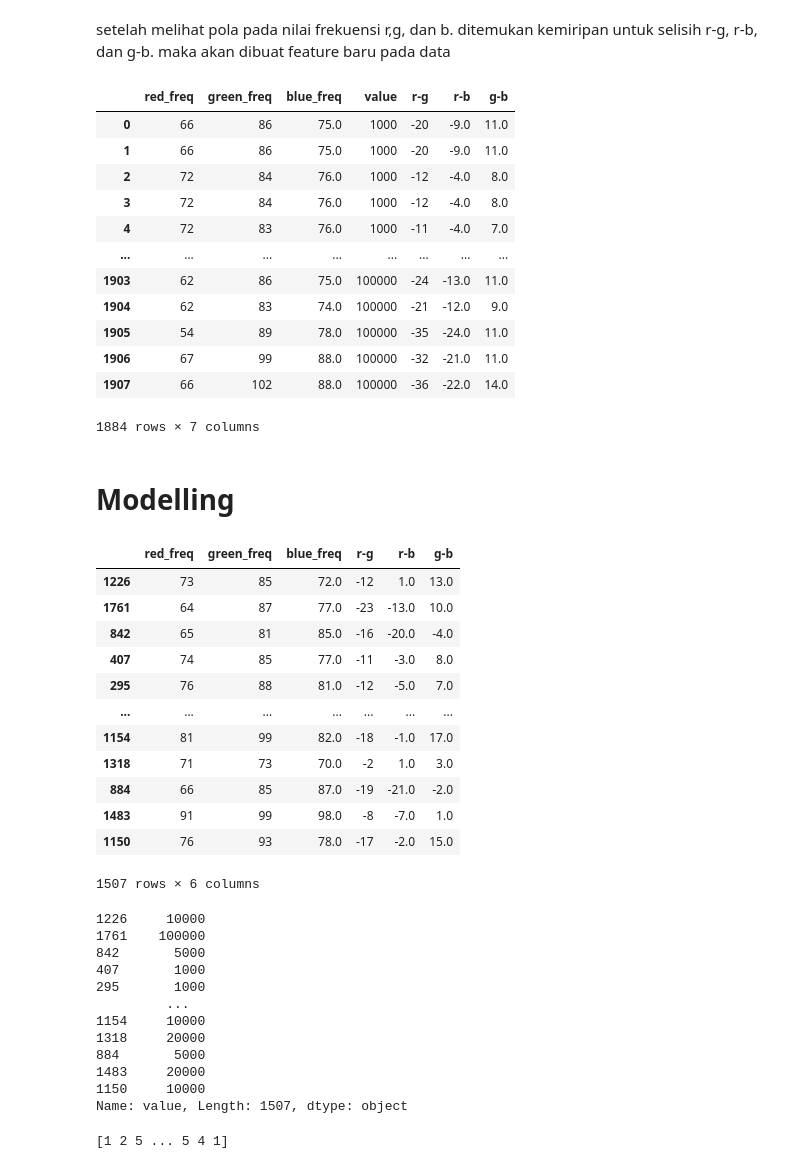
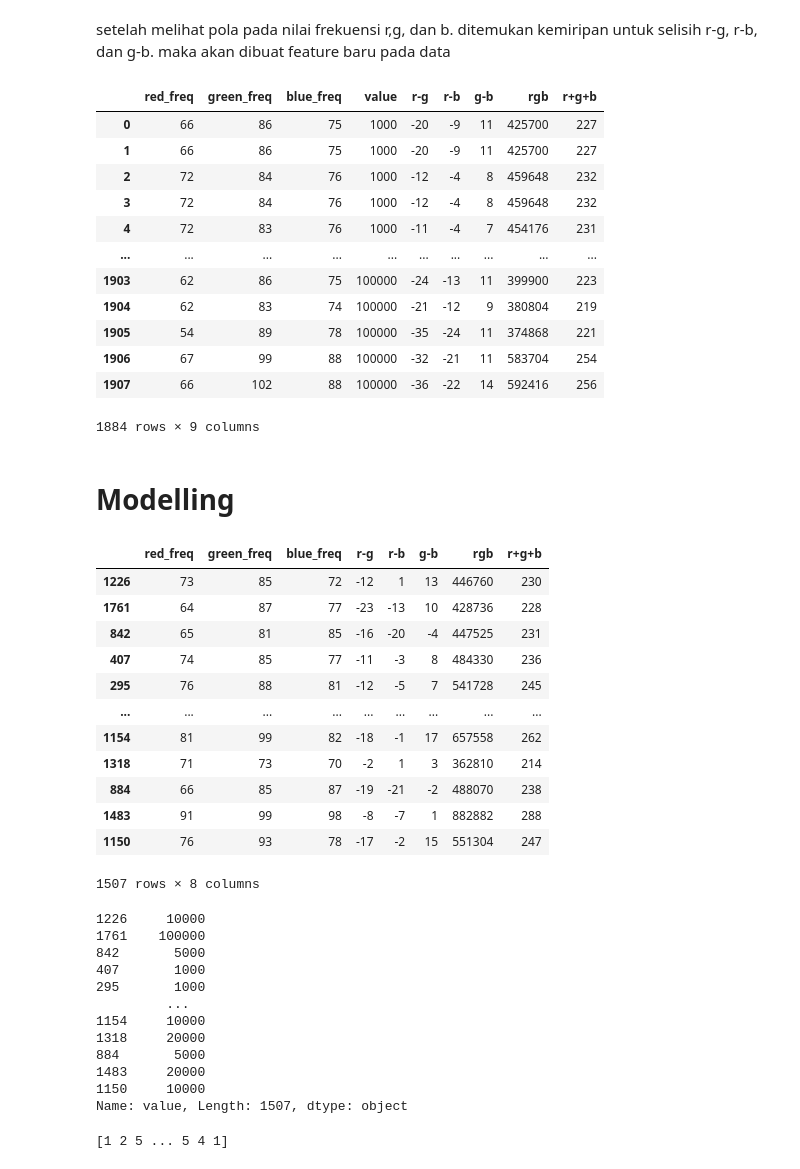
Before and after one commit to Infastq/infastq-api, a Jupyter notebook: api/ml_models/model.ipynb, the cells around one changed output. Cells and saved outputs as stored; diff of their text form; code cells hidden in the pictures.

```diff
--- a/api/ml_models/model.ipynb
+++ b/api/ml_models/model.ipynb
@@ -65,5 +65,6 @@ display(df)
 # %%
 df['value'] = df['value'].apply(lambda x: round(x)).astype(int).astype(str)
+df['blue_freq'] = df['blue_freq'].apply(lambda x: round(x)).astype(int)
 # %%
 for i in df.columns:
     sns.displot(data=df[i], color="red")
@@ -103,22 +104,24 @@ setelah melihat pola pada nilai frekuensi r,g, dan b. ditemukan kemiripan untuk
 # %%
 df["r-g"] = df["red_freq"] - df["green_freq"]
 df["r-b"] = df["red_freq"] - df["blue_freq"]
 df["g-b"] = df["green_freq"] - df["blue_freq"]
+df["rgb"] = df["red_freq"]*df["green_freq"]*df["blue_freq"]
+df["r+g+b"] = df["red_freq"]+df["green_freq"]+df["blue_freq"]
 df
 # %% [output]
-|  | red_freq | green_freq | blue_freq | value | r-g | r-b | g-b |
-| 0 | 66 | 86 | 75.0 | 1000 | -20 | -9.0 | 11.0 |
-| 1 | 66 | 86 | 75.0 | 1000 | -20 | -9.0 | 11.0 |
-| 2 | 72 | 84 | 76.0 | 1000 | -12 | -4.0 | 8.0 |
-| 3 | 72 | 84 | 76.0 | 1000 | -12 | -4.0 | 8.0 |
-| 4 | 72 | 83 | 76.0 | 1000 | -11 | -4.0 | 7.0 |
-| ... | ... | ... | ... | ... | ... | ... | ... |
-| 1903 | 62 | 86 | 75.0 | 100000 | -24 | -13.0 | 11.0 |
-| 1904 | 62 | 83 | 74.0 | 100000 | -21 | -12.0 | 9.0 |
-| 1905 | 54 | 89 | 78.0 | 100000 | -35 | -24.0 | 11.0 |
-| 1906 | 67 | 99 | 88.0 | 100000 | -32 | -21.0 | 11.0 |
-| 1907 | 66 | 102 | 88.0 | 100000 | -36 | -22.0 | 14.0 |
+|  | red_freq | green_freq | blue_freq | value | r-g | r-b | g-b | rgb | r+g+b |
+| 0 | 66 | 86 | 75 | 1000 | -20 | -9 | 11 | 425700 | 227 |
+| 1 | 66 | 86 | 75 | 1000 | -20 | -9 | 11 | 425700 | 227 |
+| 2 | 72 | 84 | 76 | 1000 | -12 | -4 | 8 | 459648 | 232 |
+| 3 | 72 | 84 | 76 | 1000 | -12 | -4 | 8 | 459648 | 232 |
+| 4 | 72 | 83 | 76 | 1000 | -11 | -4 | 7 | 454176 | 231 |
+| ... | ... | ... | ... | ... | ... | ... | ... | ... | ... |
+| 1903 | 62 | 86 | 75 | 100000 | -24 | -13 | 11 | 399900 | 223 |
+| 1904 | 62 | 83 | 74 | 100000 | -21 | -12 | 9 | 380804 | 219 |
+| 1905 | 54 | 89 | 78 | 100000 | -35 | -24 | 11 | 374868 | 221 |
+| 1906 | 67 | 99 | 88 | 100000 | -32 | -21 | 11 | 583704 | 254 |
+| 1907 | 66 | 102 | 88 | 100000 | -36 | -22 | 14 | 592416 | 256 |
-1884 rows × 7 columns
+1884 rows × 9 columns
 # %% [markdown]
 # Modelling
 # %%
@@ -140,19 +143,19 @@ X_train, X_test, y_train, y_test = train_test_split(X, y, test_size=0.2, random_
 display(X_train)
 display(y_train)
 # %% [output]
-|  | red_freq | green_freq | blue_freq | r-g | r-b | g-b |
-| 1226 | 73 | 85 | 72.0 | -12 | 1.0 | 13.0 |
-| 1761 | 64 | 87 | 77.0 | -23 | -13.0 | 10.0 |
-| 842 | 65 | 81 | 85.0 | -16 | -20.0 | -4.0 |
-| 407 | 74 | 85 | 77.0 | -11 | -3.0 | 8.0 |
-| 295 | 76 | 88 | 81.0 | -12 | -5.0 | 7.0 |
-| ... | ... | ... | ... | ... | ... | ... |
-| 1154 | 81 | 99 | 82.0 | -18 | -1.0 | 17.0 |
-| 1318 | 71 | 73 | 70.0 | -2 | 1.0 | 3.0 |
-| 884 | 66 | 85 | 87.0 | -19 | -21.0 | -2.0 |
-| 1483 | 91 | 99 | 98.0 | -8 | -7.0 | 1.0 |
-| 1150 | 76 | 93 | 78.0 | -17 | -2.0 | 15.0 |
+|  | red_freq | green_freq | blue_freq | r-g | r-b | g-b | rgb | r+g+b |
+| 1226 | 73 | 85 | 72 | -12 | 1 | 13 | 446760 | 230 |
+| 1761 | 64 | 87 | 77 | -23 | -13 | 10 | 428736 | 228 |
+| 842 | 65 | 81 | 85 | -16 | -20 | -4 | 447525 | 231 |
+| 407 | 74 | 85 | 77 | -11 | -3 | 8 | 484330 | 236 |
+| 295 | 76 | 88 | 81 | -12 | -5 | 7 | 541728 | 245 |
+| ... | ... | ... | ... | ... | ... | ... | ... | ... |
+| 1154 | 81 | 99 | 82 | -18 | -1 | 17 | 657558 | 262 |
+| 1318 | 71 | 73 | 70 | -2 | 1 | 3 | 362810 | 214 |
+| 884 | 66 | 85 | 87 | -19 | -21 | -2 | 488070 | 238 |
+| 1483 | 91 | 99 | 98 | -8 | -7 | 1 | 882882 | 288 |
+| 1150 | 76 | 93 | 78 | -17 | -2 | 15 | 551304 | 247 |
-1507 rows × 6 columns
+1507 rows × 8 columns
 1226     10000
 1761    100000
 842       5000
```
Also changed, not shown: parts of 5 cells of this notebook, 3 other files.
